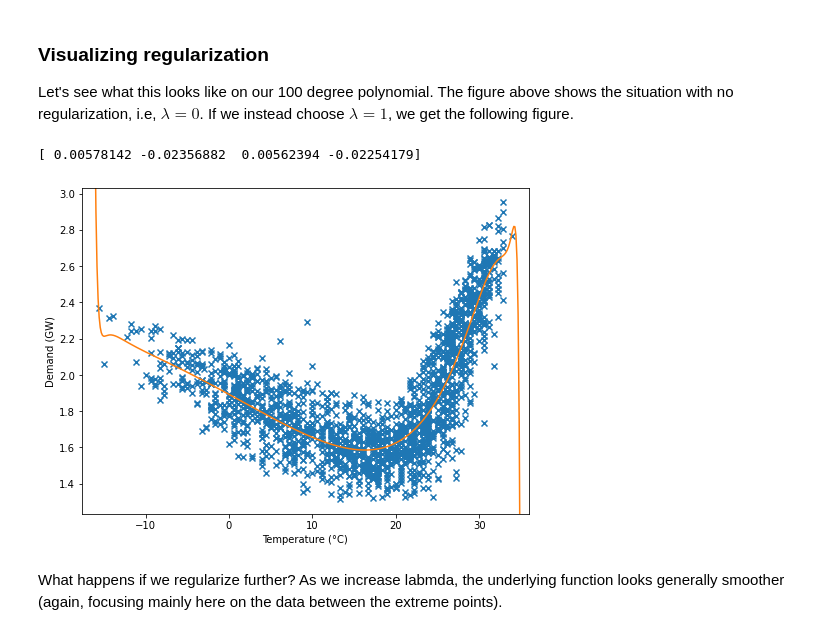
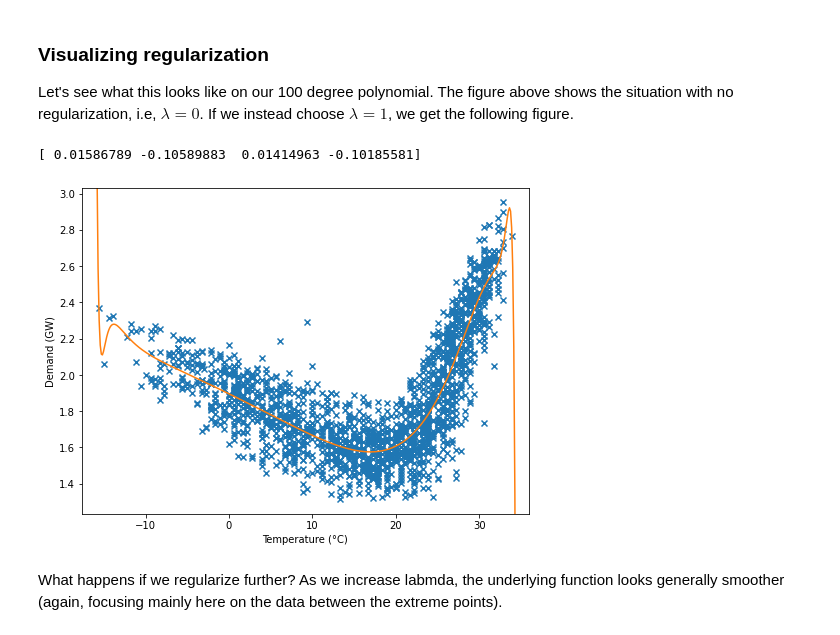
Before and after one commit to IS3UniCologne/DSML_2020, a Jupyter notebook: 03_Workshops/DSML_WS_09_AdvancedRegression/DSML_WS_09_AdvancedRegression.ipynb, the cells around one changed output. Saved outputs shown, nothing was run; the diff lists cells and outputs as text; code cells hidden in the pictures.

```diff
--- a/03_Workshops/DSML_WS_09_AdvancedRegression/DSML_WS_09_AdvancedRegression.ipynb
+++ b/03_Workshops/DSML_WS_09_AdvancedRegression/DSML_WS_09_AdvancedRegression.ipynb
@@ -144,10 +144,10 @@ def plot_regularized_polyregression (x, y, lam, d):
 
     #return theta
 # %%
-plot_regularized_polyregression (xp, yp, lam=1, d=100)
+plot_regularized_polyregression (xp, yp, lam=0.1, d=100)
 # %% [output]
-[ 0.00578142 -0.02356882  0.00562394 -0.02254179]
+[ 0.01586789 -0.10589883  0.01414963 -0.10185581]
-[figure, old version]
+[figure, new version]
 # %% [markdown]
 What happens if we regularize further? As we increase labmda, the underlying function looks generally smoother (again, focusing mainly here on the data between the extreme points).
 # %%
```
Also changed, not shown: parts of 18 cells of this notebook.
